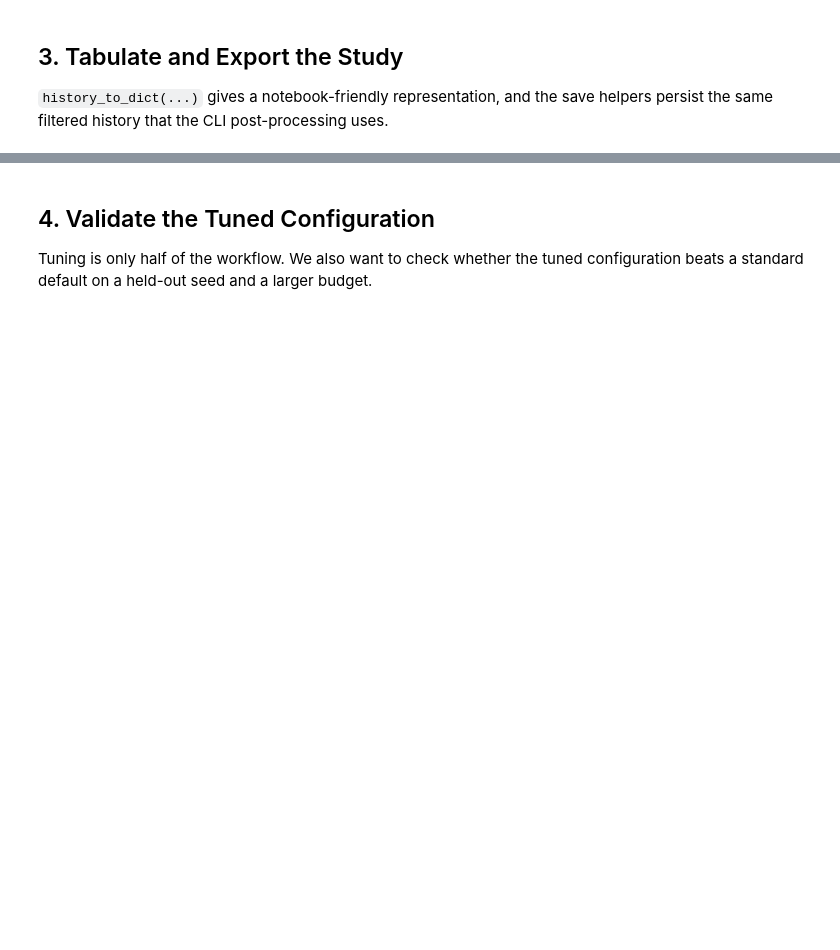
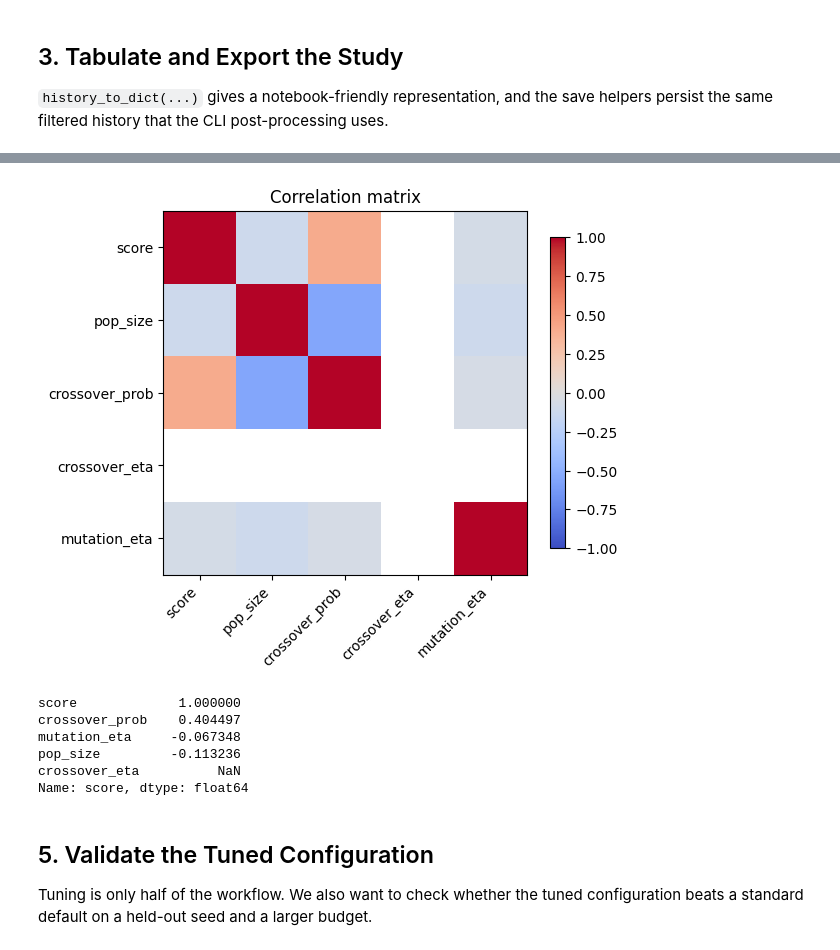
Before and after one commit to NicolasRodriguezUribe/VAMOS, a Jupyter notebook: notebooks/2_advanced/21_programmatic_tuning.ipynb, the cells around one changed output, grey strips where cells are left out. Saved outputs shown, nothing was run; the diff lists cells and outputs as text; code cells hidden in the pictures; blank space fills up the shorter version.

```diff
--- a/notebooks/2_advanced/21_programmatic_tuning.ipynb
+++ b/notebooks/2_advanced/21_programmatic_tuning.ipynb
@@ -123,5 +206,27 @@ plt.show()
+# %%
+numeric_cols = ['score', 'pop_size', 'crossover_prob', 'crossover_eta', 'mutation_eta']
+corr = analysis_df[numeric_cols].corr(numeric_only=True)
+
+fig, ax = plt.subplots(figsize=(6, 5))
+im = ax.imshow(corr.to_numpy(), cmap='coolwarm', vmin=-1.0, vmax=1.0)
+ax.set_xticks(range(len(corr.columns)), corr.columns, rotation=45, ha='right')
+ax.set_yticks(range(len(corr.index)), corr.index)
+ax.set_title('Correlation matrix')
+fig.colorbar(im, ax=ax, shrink=0.85)
+plt.tight_layout()
+plt.show()
+
+corr['score'].sort_values(ascending=False)
+# %% [output]
+[figure, added]
+score             1.000000
+crossover_prob    0.404497
+mutation_eta     -0.067348
+pop_size         -0.113236
+crossover_eta          NaN
+Name: score, dtype: float64
 # %% [markdown]
-## 4. Validate the Tuned Configuration
+## 5. Validate the Tuned Configuration
 
 Tuning is only half of the workflow. We also want to check whether the tuned configuration beats a standard default on a held-out seed and a larger budget.
 # %%
```
Also changed, not shown: parts of 10 cells of this notebook, 4 other files.
